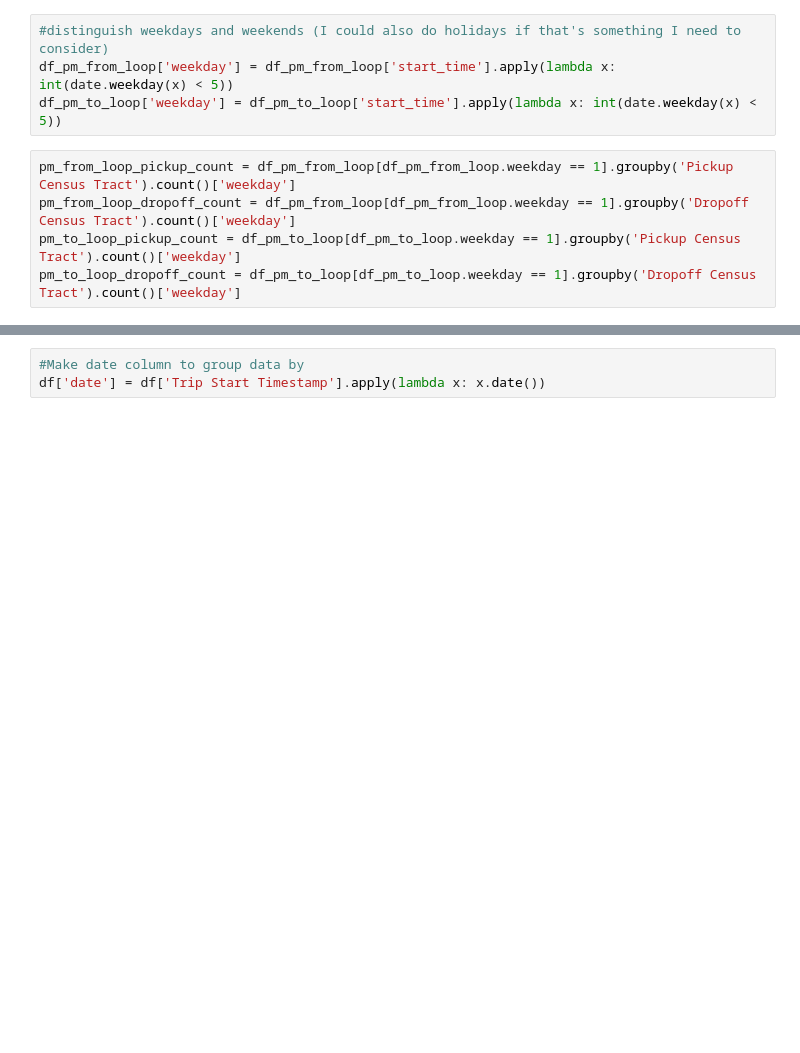
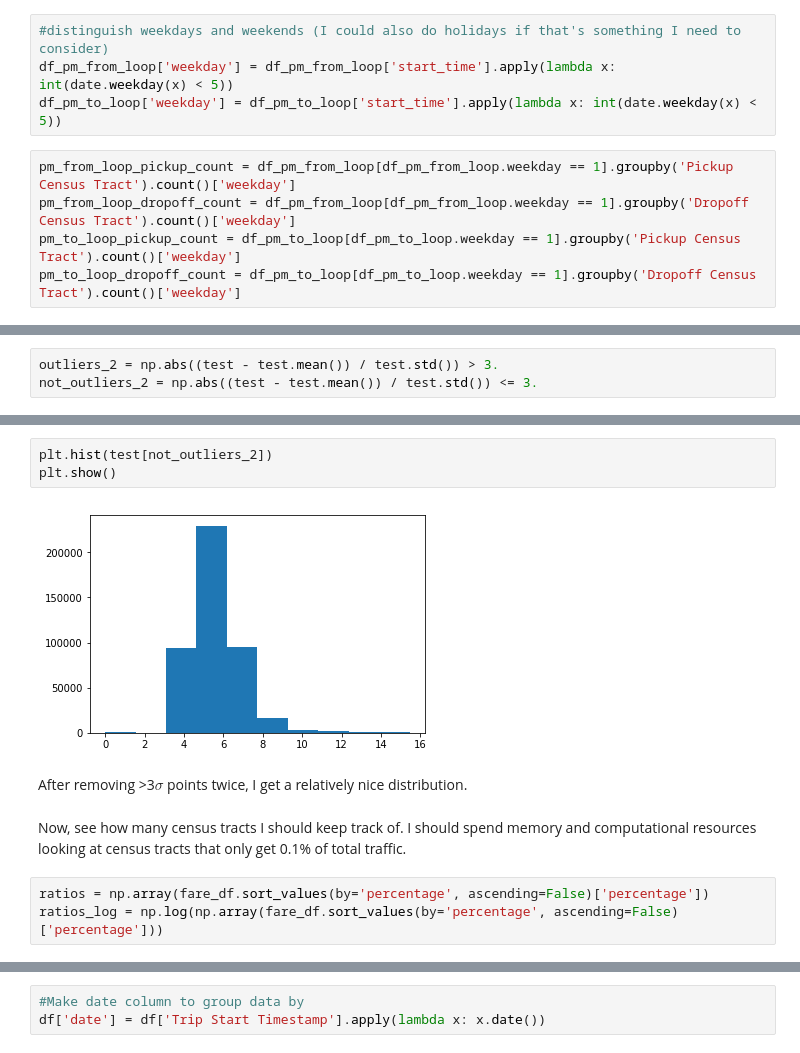
Before and after one commit to Inoueian/chicago-taxi, a Jupyter notebook: chicago-taxi_loop.ipynb, the cells around one changed output, grey strips where cells are left out. Saved outputs shown, nothing was run; the diff lists cells and outputs as text; blank space fills up the shorter version.

```diff
--- a/chicago-taxi_loop.ipynb
+++ b/chicago-taxi_loop.ipynb
@@ -309,0 +365,3 @@ plt.show()
+# %%
+outliers_2 = np.abs((test - test.mean()) / test.std()) > 3.
+not_outliers_2 = np.abs((test - test.mean()) / test.std()) <= 3.
@@ -309,0 +376,12 @@ plt.show()
+# %%
+plt.hist(test[not_outliers_2])
+plt.show()
+# %% [output]
+[figure, added]
+# %% [markdown]
+After removing >3$\sigma$ points twice, I get a relatively nice distribution.
+# %% [markdown]
+Now, see how many census tracts I should keep track of. I should spend memory and computational resources looking at census tracts that only get 0.1% of total traffic.
+# %%
+ratios = np.array(fare_df.sort_values(by='percentage', ascending=False)['percentage'])
+ratios_log = np.log(np.array(fare_df.sort_values(by='percentage', ascending=False)['percentage']))
```
Also changed, not shown: parts of 116 cells of this notebook, 2 other files.
